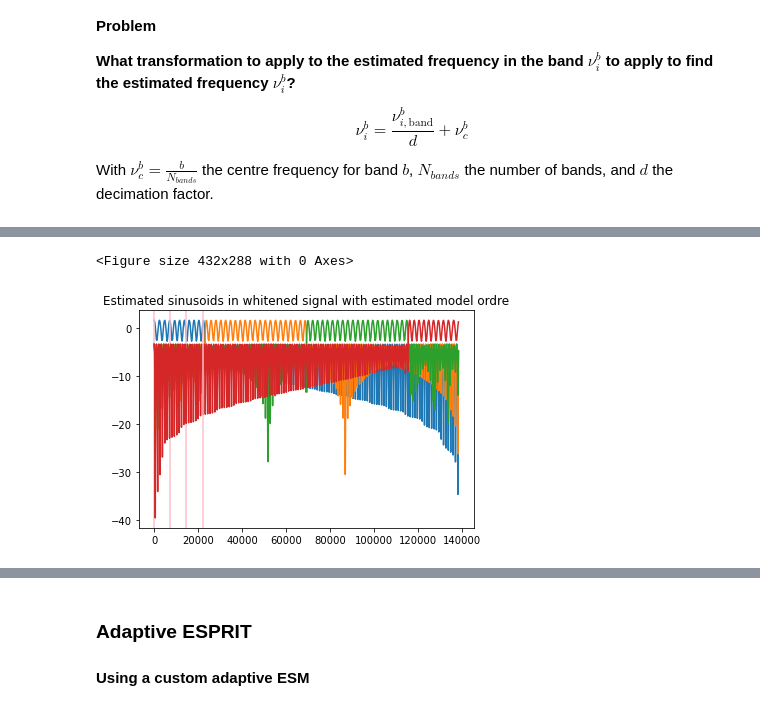
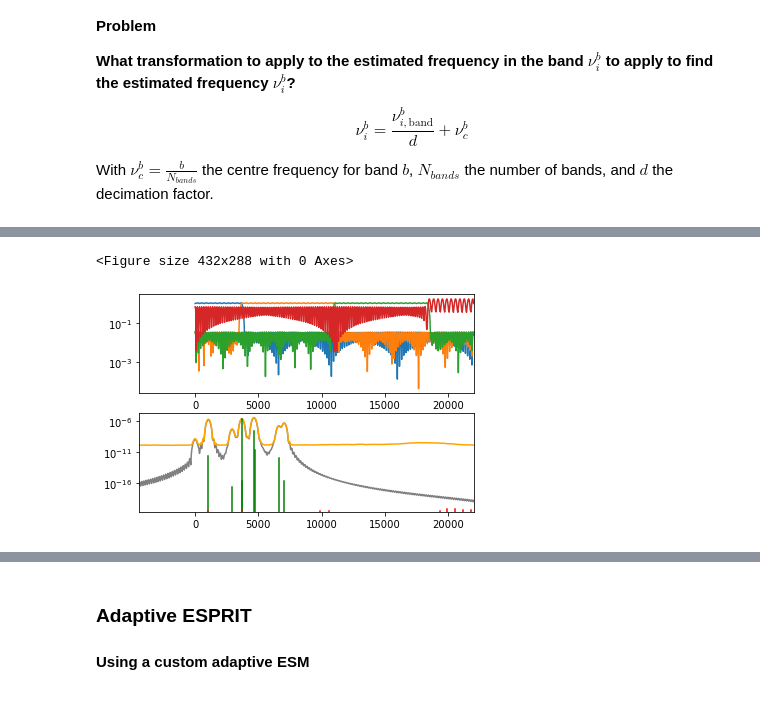
Before and after one commit to piptouque/atiam_pam_hrparam, a Jupyter notebook: source/synth_hr_pierre.ipynb, the cells around one changed output, grey strips where cells are left out. Cells and saved outputs as stored; diff of their text form; code cells hidden in the pictures.

Commit message:
[+]: noise part by projection.

```diff
--- a/source/synth_hr_pierre.ipynb
+++ b/source/synth_hr_pierre.ipynb
@@ -118,11 +132,11 @@ fs_x_psd, x_psd = sig.welch(x, fs=sr, nfft=n_fft, return_onesided=False)
 fs_noise_psd, noise_psd = sig.welch(noise, fs=sr, nfft=n_fft, return_onesided=False)
 
 noise_psd_est = NoiseWhitening.estimate_noise_psd(x, fs=sr, n_fft=n_fft, quantile_ratio=quantile_ratio, smoothing_factor=smoothing_factor)
-noise_filtre_coeffs_est = NoiseWhitening.estimate_noise_ar_coeffs(x, fs=sr, n_fft=n_fft, ar_order=ar_order, quantile_ratio=quantile_ratio, smoothing_factor=smoothing_factor)
+noise_filtre_coeffs_est = NoiseWhitening.estimate_noise_ar_coeffs(noise_psd_est, ar_order=ar_order)
 # TODO: compare
 # print(_PINK_FILTRE_COEFFS)
 # print(noise_filtre_coeffs_est)
-x_white = NoiseWhitening.whiten(x, fs=sr, n_fft=n_fft, ar_order=ar_order, quantile_ratio=quantile_ratio, smoothing_factor=smoothing_factor)
+x_white, _ = NoiseWhitening.whiten(x, fs=sr, n_fft=n_fft, ar_order=ar_order, quantile_ratio=quantile_ratio, smoothing_factor=smoothing_factor)
 _, x_white_psd = sig.welch(x_white, fs=sr, nfft=n_fft, return_onesided=False)
 _, x_sine_psd = sig.welch(x_sine, fs=sr, nfft=n_fft, return_onesided=False)
 
@@ -175,12 +193,12 @@ $$
 |\hat{z} − z_k| \leq \kappa_2 ||E(p)||_2
 $$
 # %%
-n_est = 64
-p_max = 16 # for now
+n = 128
+p_max = 32 # for now
 ps = np.arange(1,p_max+1)
-j_sine = Ester.inverse_error_func(x_sine, n=n_est, p_max=p_max)
-j_noise = Ester.inverse_error_func(x, n=n_est, p_max=p_max)
-j_white = Ester.inverse_error_func(x_white, n=n_est, p_max=p_max)
+j_sine = Ester.inverse_error_func(x_sine, n=n, p_max=p_max)
+j_noise = Ester.inverse_error_func(x, n=n, p_max=p_max)
+j_white = Ester.inverse_error_func(x_white, n=n, p_max=p_max)
 
 plt.figure()
 plt.title('Estimated ESM order probabilities, noiseless and noisy signals')
@@ -192,9 +210,9 @@ plt.plot(ps, j_white/np.max(j_white), c='b')
 plt.axvline(r, ymin=0, ymax=1, c='g')
 plt.show()
 
-r_est_sine = Ester.estimate_esm_order(x_sine, n_est, p_max)
-r_est_noise = Ester.estimate_esm_order(x, n_est, p_max)
-r_est_white = Ester.estimate_esm_order(x_white, n_est, p_max)
+r_est_sine = Ester.estimate_esm_order(x_sine, n, p_max)
+r_est_noise = Ester.estimate_esm_order(x, n, p_max)
+r_est_white = Ester.estimate_esm_order(x_white, n, p_max)
 print('Ordre of the ESM model')
 print(f'Truth={r}')
 print(f'Estimated: Noiseless={r_est_sine}, Noisy={r_est_noise}, Whitened={r_est_white}')
@@ -243,20 +291,18 @@ With $\nu_c^b = \frac{b}{N_{bands}}$ the centre frequency for band $b$, $N_{band
 # %%
 # number of bands
 nb_bands = 4
-decimation_factor = 1
-order_filter = 257
-w_trans_hz = 10
-bank = FilterBank(nb_bands, decimation_factor, order_filter=order_filter, w_trans=w_trans_hz/sr)
+decimation_factor = nb_bands / 2
+order_filter = 256
+w_trans = 0.01
+bank = FilterBank(nb_bands, decimation_factor, order_filter=order_filter, w_trans=w_trans)
 x_bands = bank.process(x_white)
 
 clip_damp = True
 discard_freq = True
 
 rs_est = []
-gammas_est = []
-nus_est = []
-amps_est = []
-phis_est = []
+zs_est = []
+alphas_est = []
 
 n_est_fb = 64
 p_max_fb = 8
@@ -269,40 +315,43 @@ for b in range(bank.nb_bands):
     zs, _ = Esprit.estimate_poles(phi_cap, clip_damp=clip_damp, discard_freq=discard_freq)
 
     alphas = Esprit.estimate_esm_alphas(x_band, zs)
+    # Correct the normalised frequencies
     gammas_est_band, nus_est_band = EsmModel.poles_to_dampfreq(zs)
-    amps_est_band, phis_est_band = EsmModel.alphas_to_ampphase(alphas)
     # TODO: Not right, fix this
     nus_est_band = nus_est_band/bank.decimation_factor + bank.nus_centre[b]
-    print(nus_est_band)
-    nus_est += nus_est_band.tolist()
-    gammas_est += gammas_est_band.tolist()
-    amps_est += amps_est_band.tolist()
-    phis_est += phis_est_band.tolist()
+    zs = EsmModel.dampfreq_to_poles(gammas_est_band, nus_est_band)
+
+    zs_est += zs.tolist()
+    alphas_est += alphas.tolist()
 
 # print(nus_est)
 # print(nus)
-nus_est = np.array(nus_est)
-# print(np.amin(nus_est), np.amax(nus_est))
-# x_esm_est = EsmModel(gammas_est, nus_est, amps_est, phis_est)
+zs_est = np.asarray(zs_est)
+alphas_est  = np.asarray(alphas_est)
+_, nus_est = EsmModel.poles_to_dampfreq(zs_est)
+print(np.amin(nus_est), np.amax(nus_est))
+x_esm_est = EsmModel.from_complex(zs_est, alphas_est)
 #print(x_esm_est.nus * sr)
 #print(x_esm_est.nus * sr)
-# plt.close("all")
+plt.close("all")
 plt.clf()
 plt.figure()
 plt.title("Estimated sinusoids in whitened signal with estimated model ordre")
-# plt.xlim(np.array([-0.1, 0.5])*sr)
-# plt.semilogy(np.fft.fftshift(fs_x_psd), np.fft.fftshift(x_sine_psd), c='grey')
-# plt.semilogy(np.fft.fftshift(fs_x_psd), np.fft.fftshift(x_white_psd), c='orange')
+plt.subplot(2, 1, 1)
+plt.xlim(np.array([-0.1, 0.5])*sr)
+for b in range(bank.nb_bands):
+    omegas, amps = sig.freqz(bank.filter_coeffs[b], [1])
+    nus = omegas / (2 * np.pi)
+    plt.semilogy(nus * sr, np.abs(amps))
+    # plt.axvline(bank.nus_centre[b] * sr, 0, 1, c='pink')
+plt.subplot(2, 1, 2)
+plt.xlim(np.array([-0.1, 0.5])*sr)
+plt.semilogy(np.fft.fftshift(fs_x_psd), np.fft.fftshift(x_sine_psd), c='grey')
+plt.semilogy(np.fft.fftshift(fs_x_psd), np.fft.fftshift(x_white_psd), c='orange')
 for j in range(len(x_esm.nus)):
-    pass
-    # plt.axvline(x_esm.nus[j] * sr, 0, x_esm.amps[j], c='g')
+    plt.axvline(x_esm.nus[j] * sr, 0, x_esm.amps[j], c='g')
 for j in range(len(x_esm_est.nus)):
-    pass
-    # plt.axvline(x_esm_est.nus[j] * sr, 0, x_esm_est.amps[j], c='r')
+    plt.axvline(x_esm_est.nus[j] * sr, 0, x_esm_est.amps[j], c='r')
 
-for b in range(bank.nb_bands):
-    freqs, amps = sig.freqz(bank.filter_coeffs[b], [1])
-    plt.plot(freqs * sr, to_db(np.abs(amps)))
-    plt.axvline(bank.nus_centre[b] * sr, 0, 1, c='pink')
 plt.show()
 # %% [output]
@@ -313,2 +359,2 @@ plt.show()
 <Figure size 432x288 with 0 Axes>
-[figure, old version]
+[figure, new version]
```
Also changed, not shown: parts of 15 cells of this notebook, 5 other files.
